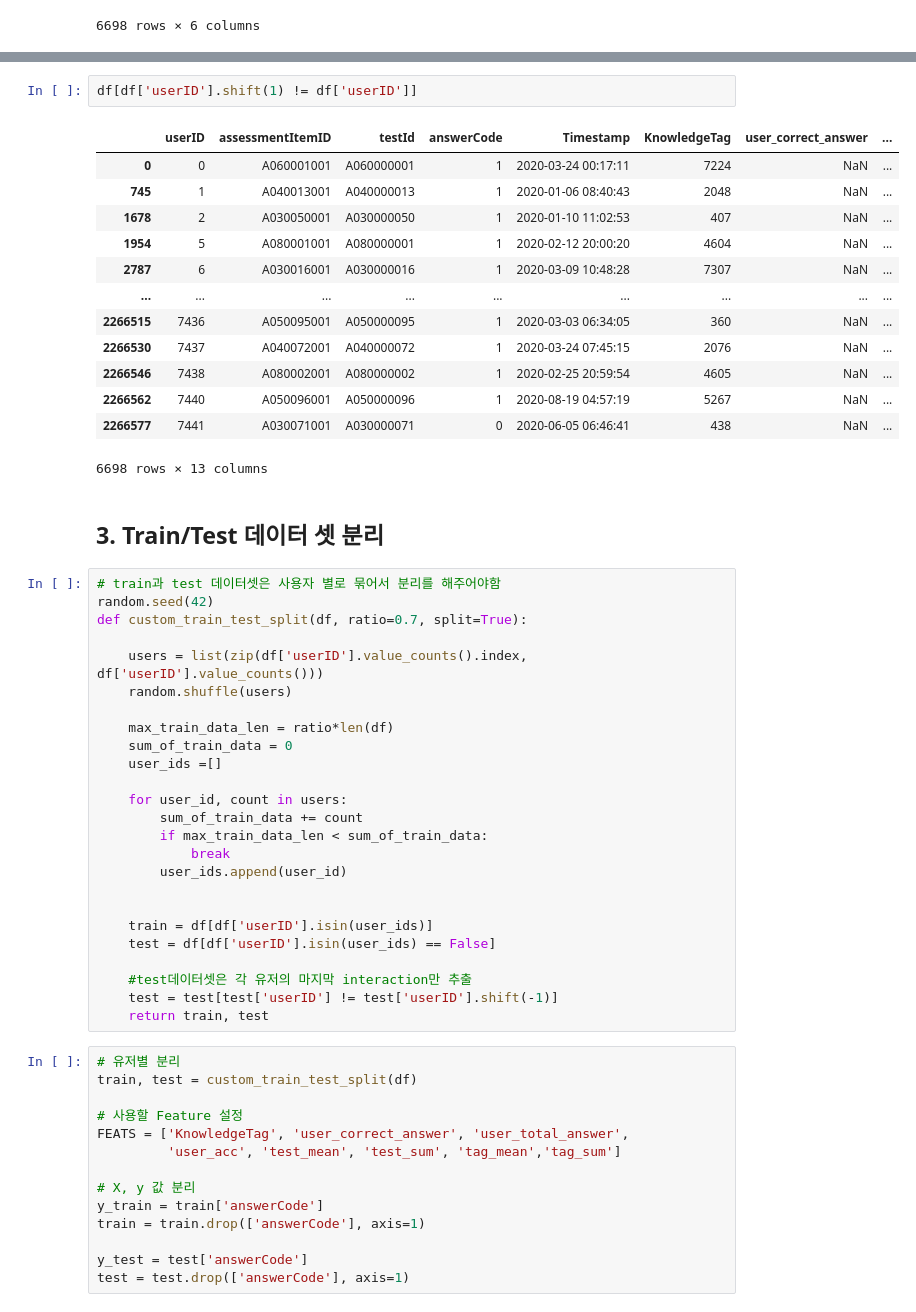
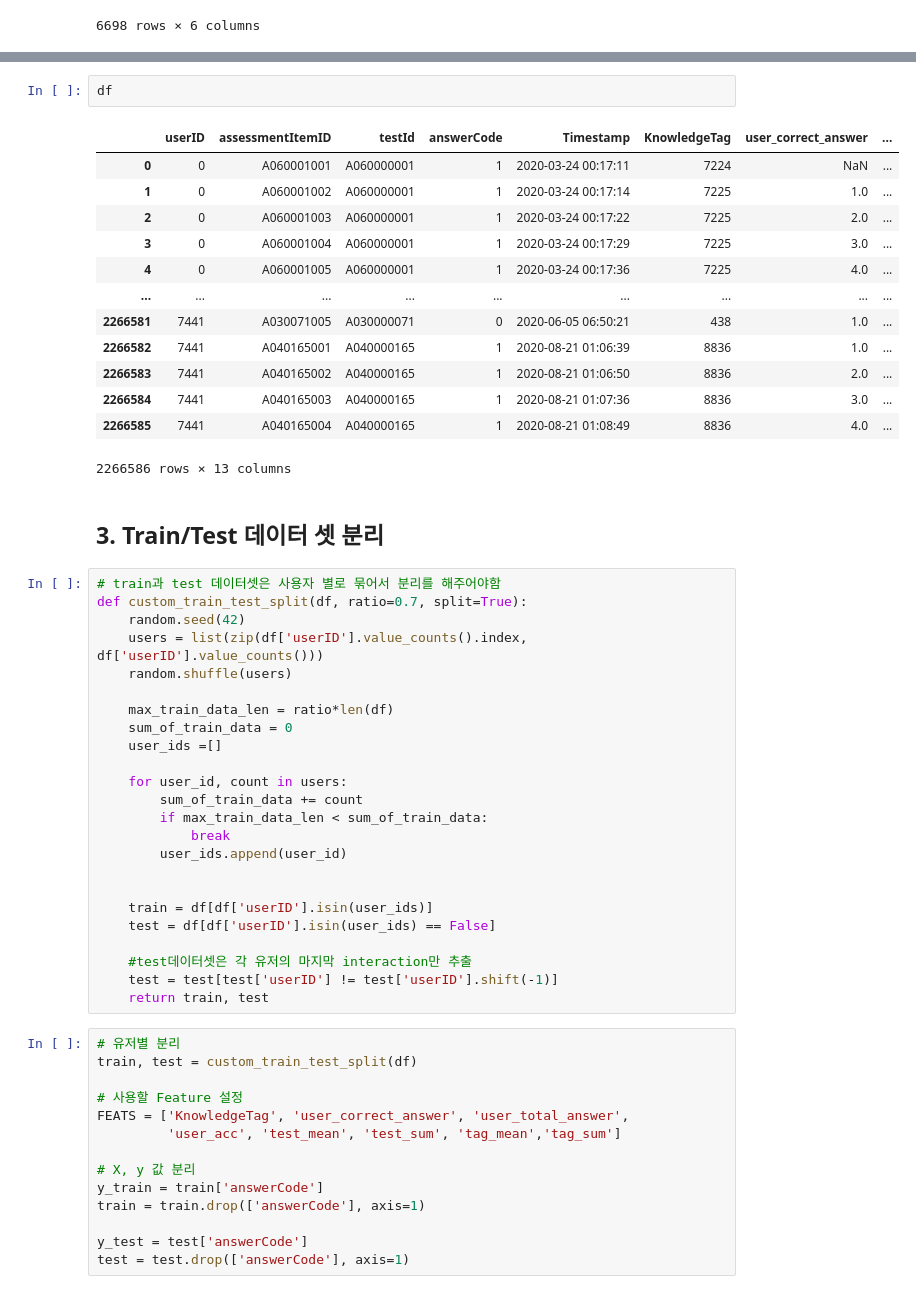
Before and after one commit to boostcampaitech5/level2_dkt-recsys-07, a Jupyter notebook: code/models/LGBM/LGBM Baseline.ipynb, the cells around one changed output, grey strips where cells are left out. Cells and saved outputs as stored; diff of their text form.

```diff
--- a/code/models/LGBM/LGBM Baseline.ipynb
+++ b/code/models/LGBM/LGBM Baseline.ipynb
@@ -69,26 +59,25 @@ df = feature_engineering(df)
-# %%
-df[df['userID'].shift(1) != df['userID']]
-# %% [output]
-|  | userID | assessmentItemID | testId | answerCode | Timestamp | KnowledgeTag | user_correct_answer | ... |
-| 0 | 0 | A060001001 | A060000001 | 1 | 2020-03-24 00:17:11 | 7224 | NaN | ... |
-| 745 | 1 | A040013001 | A040000013 | 1 | 2020-01-06 08:40:43 | 2048 | NaN | ... |
-| 1678 | 2 | A030050001 | A030000050 | 1 | 2020-01-10 11:02:53 | 407 | NaN | ... |
-| 1954 | 5 | A080001001 | A080000001 | 1 | 2020-02-12 20:00:20 | 4604 | NaN | ... |
-| 2787 | 6 | A030016001 | A030000016 | 1 | 2020-03-09 10:48:28 | 7307 | NaN | ... |
-| ... | ... | ... | ... | ... | ... | ... | ... | ... |
-| 2266515 | 7436 | A050095001 | A050000095 | 1 | 2020-03-03 06:34:05 | 360 | NaN | ... |
-| 2266530 | 7437 | A040072001 | A040000072 | 1 | 2020-03-24 07:45:15 | 2076 | NaN | ... |
-| 2266546 | 7438 | A080002001 | A080000002 | 1 | 2020-02-25 20:59:54 | 4605 | NaN | ... |
-| 2266562 | 7440 | A050096001 | A050000096 | 1 | 2020-08-19 04:57:19 | 5267 | NaN | ... |
-| 2266577 | 7441 | A030071001 | A030000071 | 0 | 2020-06-05 06:46:41 | 438 | NaN | ... |
-6698 rows × 13 columns
+# %%
+df
+# %% [output]
+|  | userID | assessmentItemID | testId | answerCode | Timestamp | KnowledgeTag | user_correct_answer | ... |
+| 0 | 0 | A060001001 | A060000001 | 1 | 2020-03-24 00:17:11 | 7224 | NaN | ... |
+| 1 | 0 | A060001002 | A060000001 | 1 | 2020-03-24 00:17:14 | 7225 | 1.0 | ... |
+| 2 | 0 | A060001003 | A060000001 | 1 | 2020-03-24 00:17:22 | 7225 | 2.0 | ... |
+| 3 | 0 | A060001004 | A060000001 | 1 | 2020-03-24 00:17:29 | 7225 | 3.0 | ... |
+| 4 | 0 | A060001005 | A060000001 | 1 | 2020-03-24 00:17:36 | 7225 | 4.0 | ... |
+| ... | ... | ... | ... | ... | ... | ... | ... | ... |
+| 2266581 | 7441 | A030071005 | A030000071 | 0 | 2020-06-05 06:50:21 | 438 | 1.0 | ... |
+| 2266582 | 7441 | A040165001 | A040000165 | 1 | 2020-08-21 01:06:39 | 8836 | 1.0 | ... |
+| 2266583 | 7441 | A040165002 | A040000165 | 1 | 2020-08-21 01:06:50 | 8836 | 2.0 | ... |
+| 2266584 | 7441 | A040165003 | A040000165 | 1 | 2020-08-21 01:07:36 | 8836 | 3.0 | ... |
+| 2266585 | 7441 | A040165004 | A040000165 | 1 | 2020-08-21 01:08:49 | 8836 | 4.0 | ... |
+2266586 rows × 13 columns
 # %% [markdown]
 ## 3. Train/Test 데이터 셋 분리
 # %%
 # train과 test 데이터셋은 사용자 별로 묶어서 분리를 해주어야함
-random.seed(42)
 def custom_train_test_split(df, ratio=0.7, split=True):
-
+    random.seed(42)
     users = list(zip(df['userID'].value_counts().index, df['userID'].value_counts()))
     random.shuffle(users)
 
```
Also changed, not shown: parts of 8 cells of this notebook, 11 other files.
